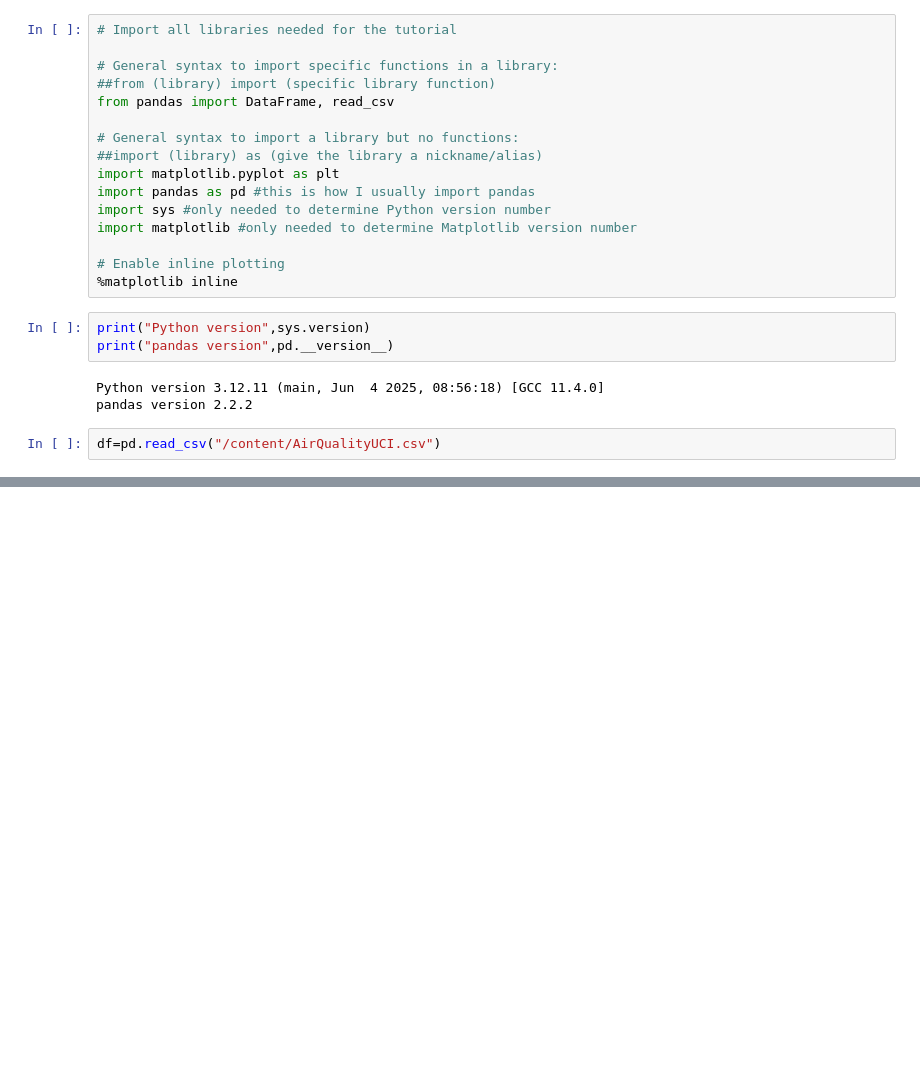
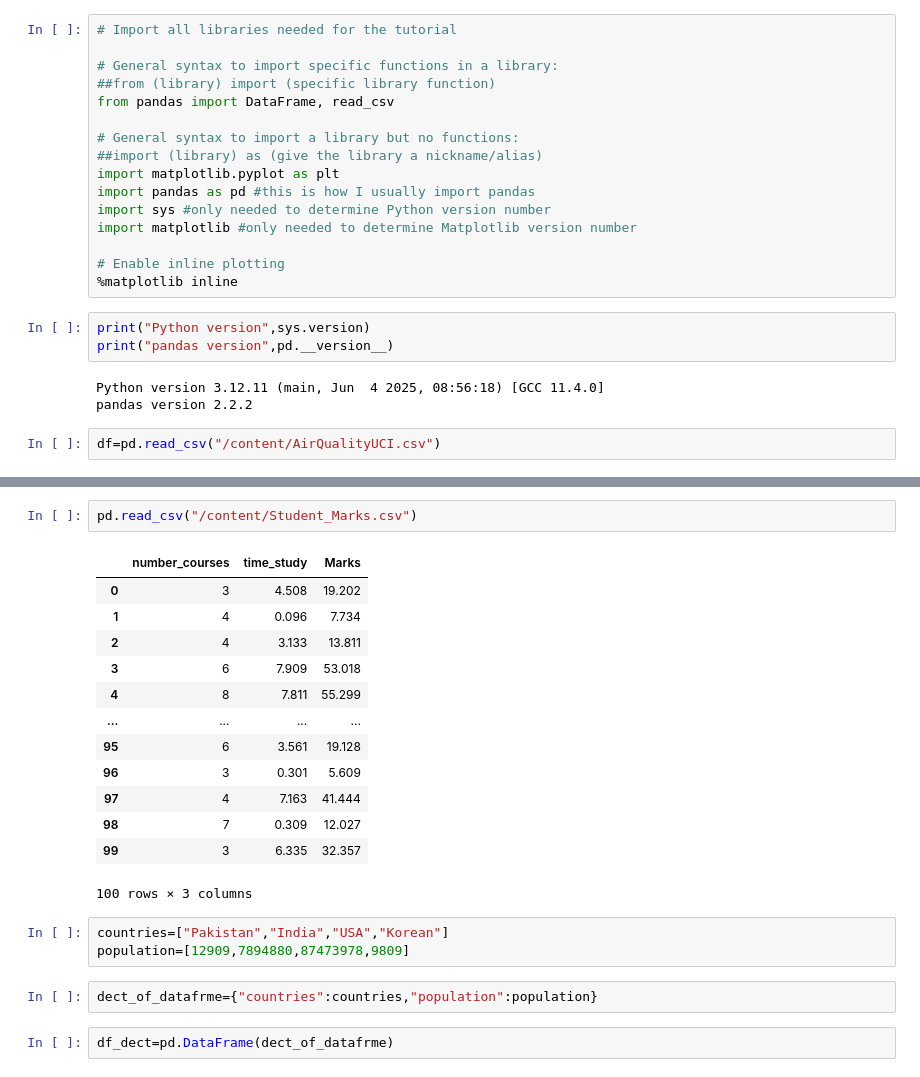
Before and after one commit to Ahsaniss/Pandas, a Jupyter notebook: pandas.ipynb, the cells around one changed output, grey strips where cells are left out. Cells and saved outputs as stored; diff of their text form; blank space fills up the shorter version.

```diff
--- a/pandas.ipynb
+++ b/pandas.ipynb
@@ -153,3 +153,26 @@ df.head()
 | 10/03/2004;20.00.00;2 | 2;1402;88;9 | 0;939;131;1140;114;1555;1074;11 | 9;54 | 0;0 | 7502;; |
 | 10/03/2004;21.00.00;2 | 2;1376;80;9 | 2;948;172;1092;122;1584;1203;11 | 0;60 | 0;0 | 7867;; |
 | 10/03/2004;22.00.00;1 | 6;1272;51;6 | 5;836;131;1205;116;1490;1110;11 | 2;59 | 6;0 | 7888;; |
+# %%
+pd.read_csv("/content/Student_Marks.csv")
+# %% [output]
+|  | number_courses | time_study | Marks |
+| 0 | 3 | 4.508 | 19.202 |
+| 1 | 4 | 0.096 | 7.734 |
+| 2 | 4 | 3.133 | 13.811 |
+| 3 | 6 | 7.909 | 53.018 |
+| 4 | 8 | 7.811 | 55.299 |
+| ... | ... | ... | ... |
+| 95 | 6 | 3.561 | 19.128 |
+| 96 | 3 | 0.301 | 5.609 |
+| 97 | 4 | 7.163 | 41.444 |
+| 98 | 7 | 0.309 | 12.027 |
+| 99 | 3 | 6.335 | 32.357 |
+100 rows × 3 columns
+# %%
+countries=["Pakistan","India","USA","Korean"]
+population=[12909,7894880,87473978,9809]
+# %%
+dect_of_datafrme={"countries":countries,"population":population}
+# %%
+df_dect=pd.DataFrame(dect_of_datafrme)
```
Also changed, not shown: parts of 2 cells of this notebook.
